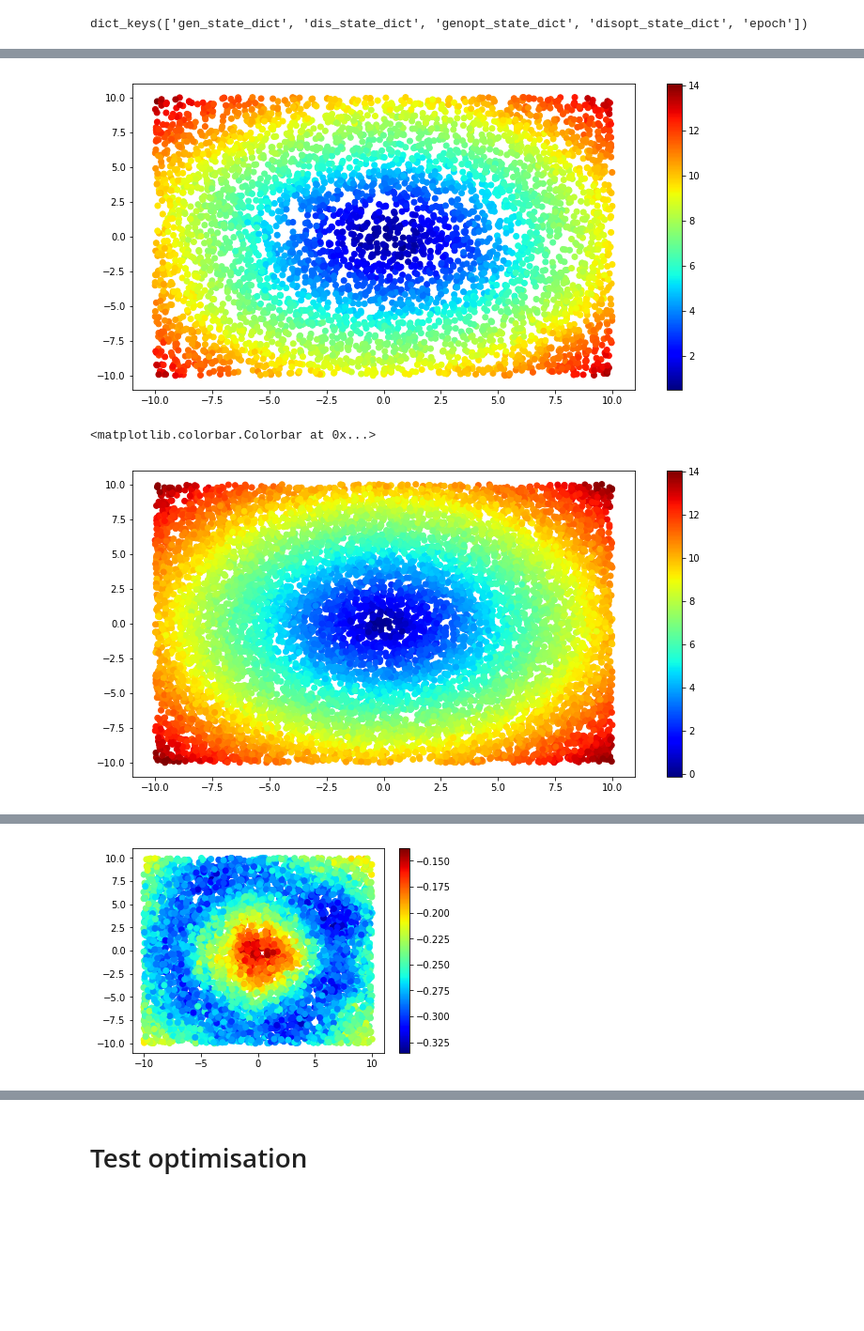
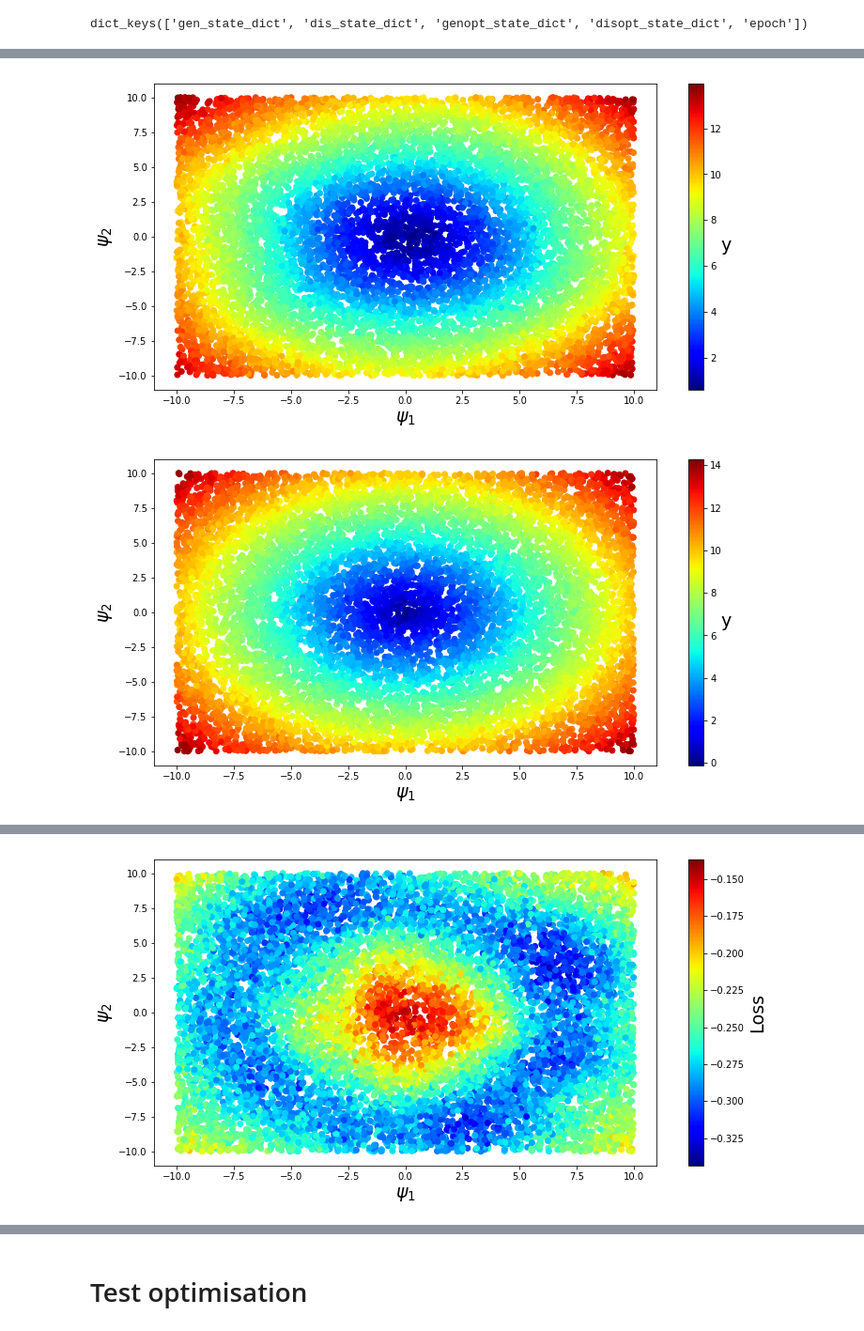
Before and after one commit to SchattenGenie/diff-surrogate, a Jupyter notebook: gan/optimisation_2d.ipynb, the cells around one changed output, grey strips where cells are left out. Shown at 94% size. Saved outputs shown, nothing was run; the diff lists cells and outputs as text; code cells hidden in the pictures; blank space fills up the shorter version.

```diff
--- a/gan/optimisation_2d.ipynb
+++ b/gan/optimisation_2d.ipynb
@@ -46,16 +46,6 @@ def extract_metrics(exp, hyper_params, metrics, mask):
 # %%
 #mask = list(np.arange(0, 20)) + [50] + [100]
 mask = list(np.arange(500))
-# %%
-
-metrics = defaultdict(list)
-for experiment in comet_api.get("shir994/sigmoid-optim/"):
-
-    hyper_params = {}
-    for param in experiment.parameters:
-        hyper_params[param["name"]] = param["valueMin"]
-
-    extract_metrics(experiment, hyper_params, metrics, mask)
 # %%
 # plt.figure(figsize=(12,6))
 # plt.pcolormesh(range(0,30), sizes, data, cmap=my_cmap);
@@ -109,8 +88,0 @@ plt.hist(y_sampler.condition_sample().cpu().numpy().mean(axis=1), bins=100, dens
-# %%
-y_gen = torch.ones([10000, 1]) * 0
-x_r = y_sampler.x_dist.sample(torch.Size([len(mu), 1]))
-
-y_gen = []
-for i in range(1000):
-    noise = torch.Tensor(sample_noise(10000, NOISE_DIM)).to(device)
-    y_gen.append(generator(noise, torch.cat([mu.to(device), x_r.to(device)], dim=1)).detach().cpu().mean().item())
@@ -127,13 +104,0 @@ mu = torch.tensor([10.,10.]).reshape(1, -1).repeat(1000, 1)
-# %%
-y_true = []
-y_gen = []
-for i in range(5000):
-    x_r = y_sampler.x_dist.sample(torch.Size([len(mu), 1]))
-    y_sampler.make_condition_sample({'mu': mu, 'X': x_r})
-    y_true.append(y_sampler.condition_sample().mean().item())
-    noise = torch.Tensor(sample_noise(1000, NOISE_DIM)).to(device)
-    y_gen.append(generator(noise, torch.cat([mu.to(device), x_r.to(device)], dim=1)).mean().item())
-# plt.hist(y_sampler.condition_sample().mean(dim=1).cpu().numpy(), bins=100, density=True, label='true');
-# plt.hist(generator(fixed_noise, torch.cat([mu.to(device), x_r.to(device)], dim=1)).detach().cpu().numpy(),
-#          bins=100, color='g', density=True, alpha=0.5, label='gan');
-# plt.legend()
@@ -147,16 +107,13 @@ plt.hist(y_gen, bins=100, density=True, label='true');
 my_cmap = plt.cm.jet
 my_cmap.set_under('white')
 mu_range = (-10,10)
-mu = dist.Uniform(*mu_range).sample([5000, 2]).to(device)
+mu = dist.Uniform(*mu_range).sample([10000, 2]).to(device)
 
 y = np.zeros([len(mu), 1])
 
 for i in range(len(mu)):
-    #y_mean = 0
-    #for j in range(10):
     noise = torch.Tensor(sample_noise(1000, NOISE_DIM)).to(device)
     mu_r = mu[i, :].reshape(1,-1).repeat(1000, 1).to(device)
     x_r = y_sampler.x_dist.sample(torch.Size([len(mu_r), 1])).to(device)
     y[i, 0] = generator(noise, torch.cat([mu_r,x_r],dim=1)).mean().item()
-    #y[i, 0] = y_mean / 10
 # %% [output]
@@ -166,32 +123,37 @@ Wall time: 4.83 s
 plt.figure(figsize=(12,6))
 mu = mu.cpu().numpy()
 plt.scatter(mu[:,0], mu[:, 1], c=y[:,0], cmap=my_cmap)
-plt.colorbar()
+cbar = plt.colorbar()
+
+plt.xlabel(f"$\psi_1$", fontsize=19)
+plt.ylabel(f"$\psi_2$", fontsize=19)
+cbar.set_label('y', rotation=360, fontsize=19)
 plt.show()
 # %% [output]
-[figure, old version]
+[figure, new version]
 # %%
 mu = dist.Uniform(-10,10).sample([10000, 2])
 x_r = y_sampler.x_dist.sample(torch.Size([len(mu), 1000]))
 y_sampler.make_condition_sample({'mu': mu, 'X': x_r})
 
-# y = torch.ones([10000, 1000]) * 0
-# for index in range(10):
-#     y += y_sampler.condition_sample()
-# y /= 10
 y = y_sampler.condition_sample()
 y_mean = y.mean(dim=1)
 
 plt.figure(figsize=(12,6))
 plt.scatter(mu[:,0], mu[:, 1], c=y_mean, cmap=my_cmap)
-plt.colorbar()
+cbar = plt.colorbar()
+
+plt.xlabel(f"$\psi_1$", fontsize=19)
+plt.ylabel(f"$\psi_2$", fontsize=19)
+cbar.set_label('y', rotation=360, fontsize=19)
+plt.show()
 # %% [output]
-<matplotlib.colorbar.Colorbar at 0x...>
-[figure, old version]
+[figure, new version]
 # %%
 %%time
+plt.figure(figsize=(12,6))
 mu_range = (-10,10)
-mu = dist.Uniform(*mu_range).sample([5000, 2]).to(device)
+mu = dist.Uniform(*mu_range).sample([10000, 2]).to(device)
 
 y = np.zeros([len(mu), 1])
 
@@ -205,5 +167,8 @@ for i in range(len(mu)):
 
 mu = mu.cpu().numpy()
 plt.scatter(mu[:,0], mu[:,1], c=rs,  cmap=my_cmap)
-plt.colorbar()
+cbar = plt.colorbar()
+plt.xlabel(f"$\psi_1$", fontsize=19)
+plt.ylabel(f"$\psi_2$", fontsize=19)
+cbar.set_label('Loss', rotation=90, fontsize=19)
 # %% [output]
@@ -212,3 +177,3 @@ Wall time: 6.05 s
-[figure, old version]
+[figure, new version]
 # %%
 import numpy as np
```
Also changed, not shown: parts of 20 cells of this notebook, 11 other files.
